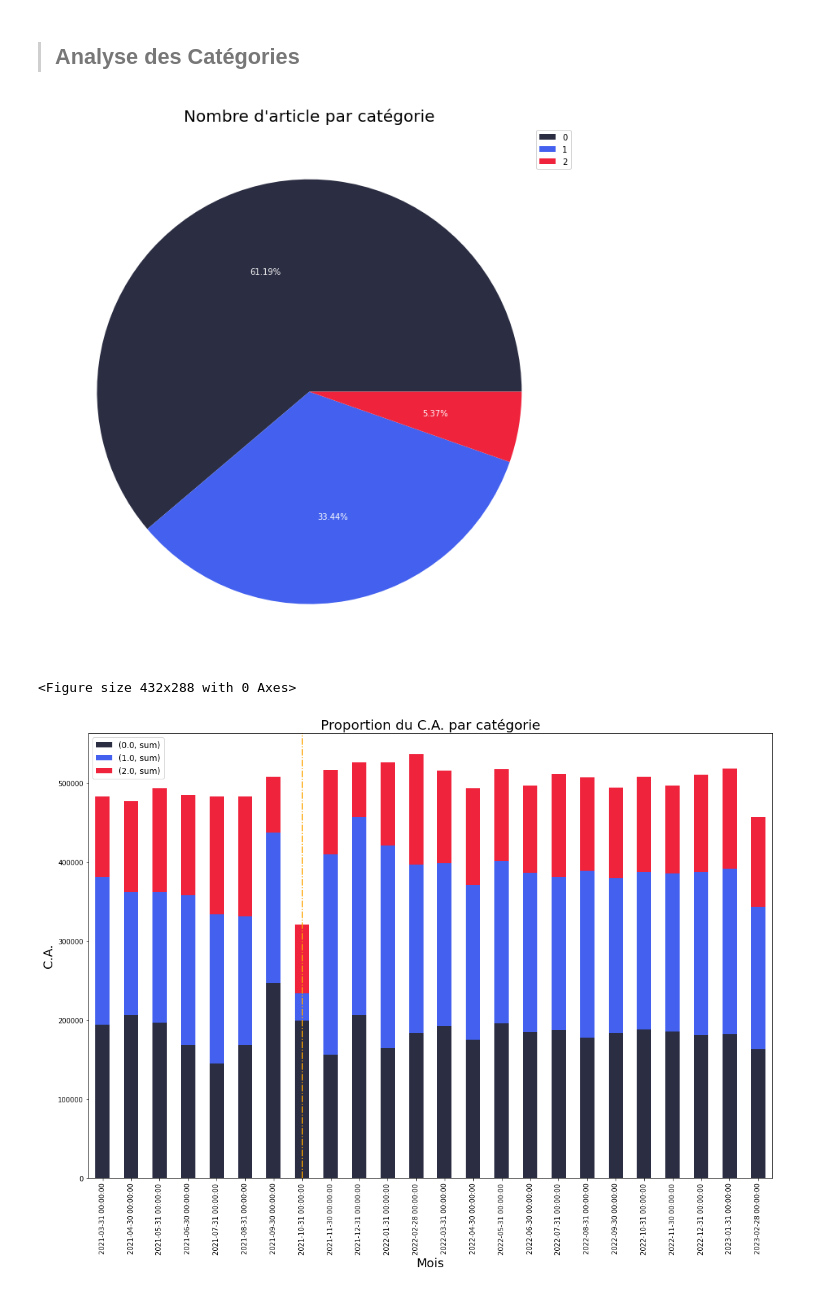
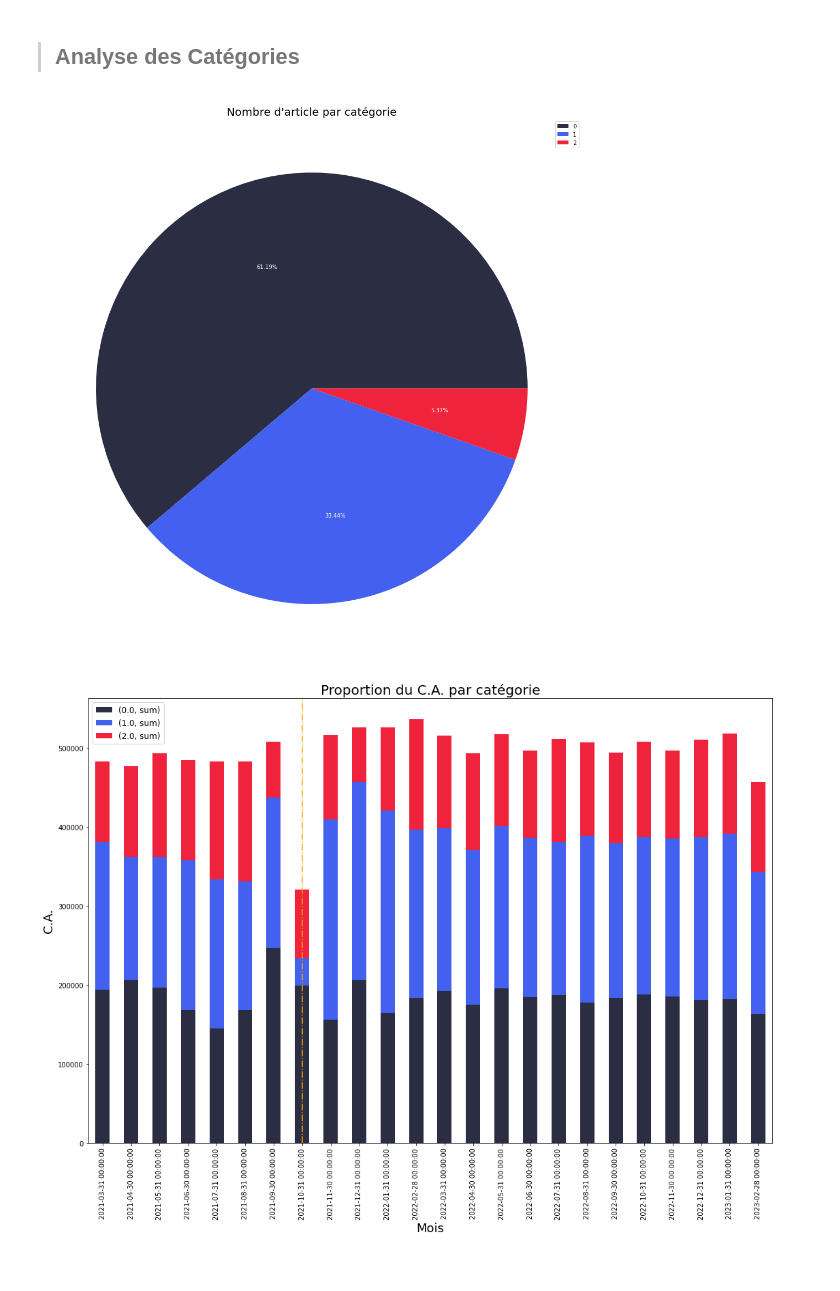
Before and after one commit to Valeeew/Analyze-bookstore-sales, a Jupyter notebook: Turnover_analyze.ipynb, the cells around one changed output. Saved outputs shown, nothing was run; the diff lists cells and outputs as text; code cells hidden in the pictures.

```diff
--- a/Turnover_analyze.ipynb
+++ b/Turnover_analyze.ipynb
@@ -32,7 +37,7 @@ correlation_testing.ipynb  DATA_library.csv     transactions.csv
 customers.csv              products.csv         Turnover_analyze.ipynb
 DATA_cleaning.ipynb        Sales_analyze.ipynb
 # %%
-df = pd.read_csv("DATA_library.csv", index_col="date", parse_dates=True)
+df = pd.read_csv("DATA_library.csv", index_col="date", parse_dates=["date"])
 # %%
 df
 c = ["#2b2d42", "#4361ee", "#ef233c"]
@@ -83,15 +88,14 @@ plt.savefig("C.A._par_mois.png")
 # %% [markdown]
 > ## __Analyse des Catégories__
 # %%
-plt.figure(figsize=[12,12])
+plt.figure(figsize=[18,18])
 plt.pie(df.groupby("categ").id_prod.count(), labels = ["0","1","2"], colors=c, autopct = pct, textprops={'color':"w"})
 plt.title("Nombre d'article par catégorie", fontsize=20)
 plt.legend()
+plt.savefig("nombre_article_par_categorie.png")
 plt.show()
-plt.savefig("nombre_article_par_categorie.png")
 # %% [output]
-[figure, old version]
+[figure, new version]
-<Figure size 432x288 with 0 Axes>
 # %%
 from IPython.core.pylabtools import figsize
 
```
Also changed, not shown: parts of 10 cells of this notebook.
